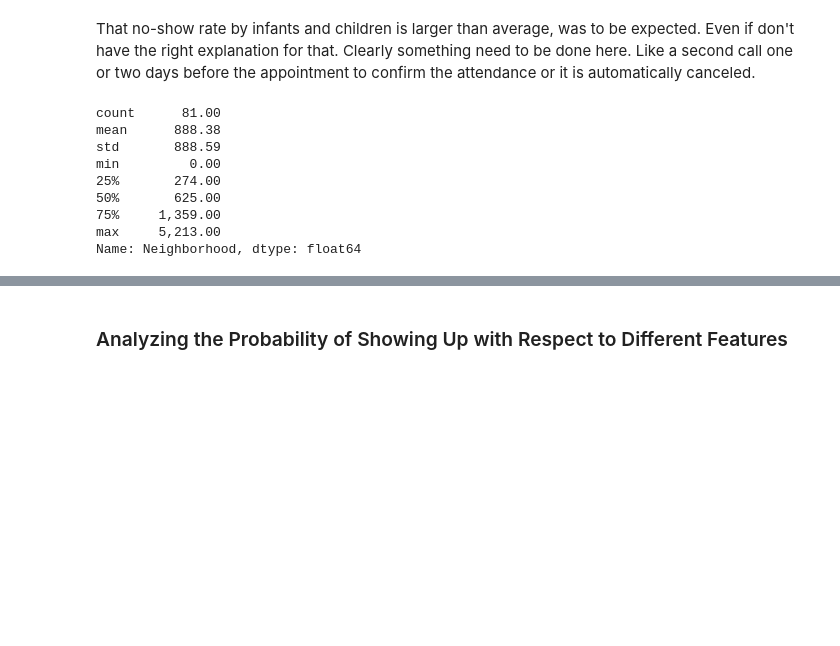
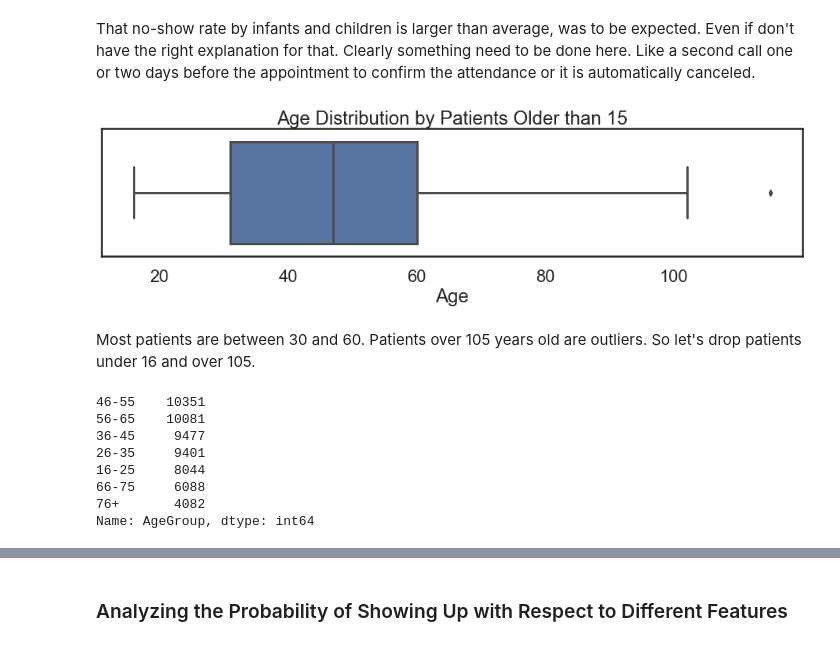
Before and after one commit to skacem/Business-Analytics, a Jupyter notebook: Misc/Medical_appointment_analysis.ipynb, the cells around one changed output, grey strips where cells are left out. Cells and saved outputs as stored; diff of their text form; code cells hidden in the pictures; blank space fills up the shorter version.

Commit message:
Age vs No-show

```diff
--- a/Misc/Medical_appointment_analysis.ipynb
+++ b/Misc/Medical_appointment_analysis.ipynb
@@ -470,3 +470,13 @@ True    0.28
 Name: No-show, dtype: float64
 # %% [markdown]
 That no-show rate by infants and children is larger than average, was to be expected.  Even if don't have the right explanation for that. Clearly something need to be done here. Like a second call one or two days before the appointment to confirm the attendance or it is automatically canceled.
+# %%
+# Look at the distribution of Age
+sns.set(context='poster', style='white', rc={"figure.figsize": (16, 3)})
+dist_age = sns.boxplot(x=df[df['Age']>15]['Age'])
+dist_age.set_title("Age Distribution by Patients Older than 15")
+plt.show()
+# %% [output]
+[figure, added]
+# %% [markdown]
+Most patients are between 30 and 60. Patients over 105 years old are outliers. So let's drop patients under 16 and over 105.
@@ -475,12 +494,11 @@ cut_labels = ['Infancy', 'Children', 'Young', 'Middle-aged', 'Mature', 'Old']
 # %%
-df['Neighborhood'].value_counts().describe()
+df['AgeGroup'].value_counts()
 # %% [output]
-count      81.00
-mean      888.38
-std       888.59
-min         0.00
-25%       274.00
-50%       625.00
-75%     1,359.00
-max     5,213.00
-Name: Neighborhood, dtype: float64
+46-55    10351
+56-65    10081
+36-45     9477
+26-35     9401
+16-25     8044
+66-75     6088
+76+       4082
+Name: AgeGroup, dtype: int64
```
Also changed, not shown: parts of 14 cells of this notebook.
